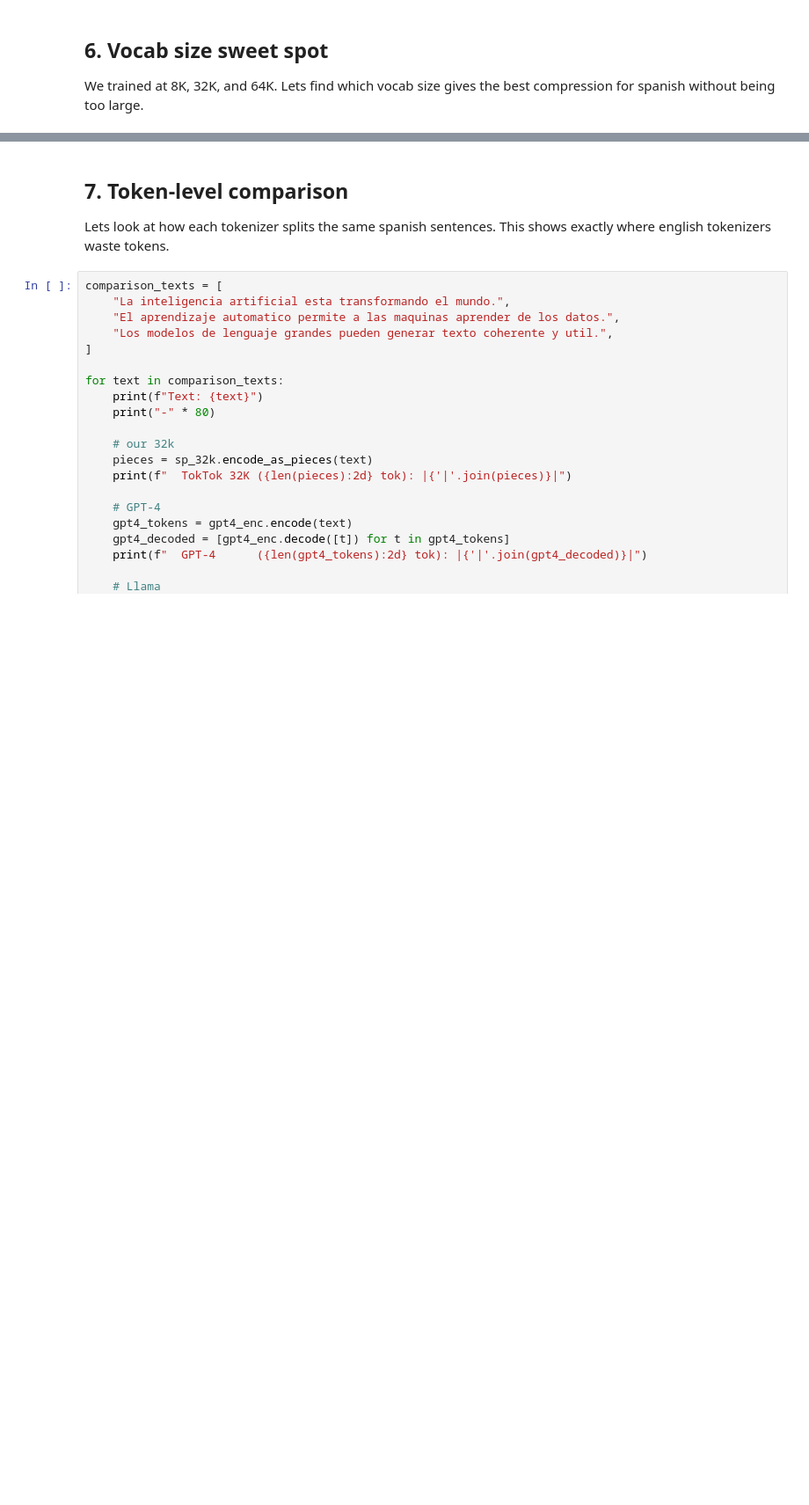
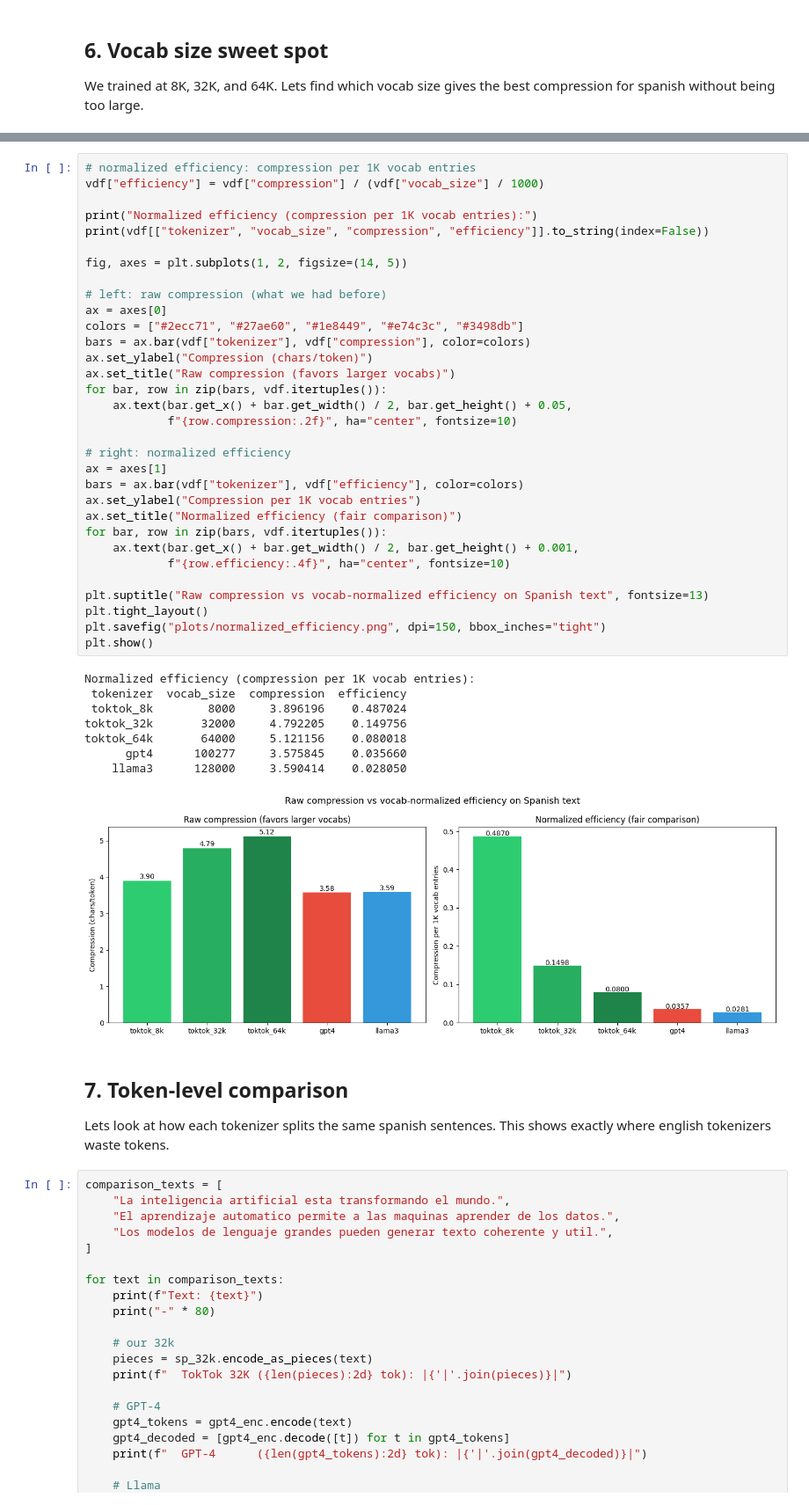
Before and after one commit to marcelo-earth/toktok, a Jupyter notebook: toktok.ipynb, the cells around one changed output, grey strips where cells are left out. Shown at 88% size. Drawn from its saved outputs; the diff is of its cells as text; blank space fills up the shorter version.

```diff
--- a/toktok.ipynb
+++ b/toktok.ipynb
@@ -239,3 +298,44 @@ plt.show()
+# %%
+# normalized efficiency: compression per 1K vocab entries
+vdf["efficiency"] = vdf["compression"] / (vdf["vocab_size"] / 1000)
+
+print("Normalized efficiency (compression per 1K vocab entries):")
+print(vdf[["tokenizer", "vocab_size", "compression", "efficiency"]].to_string(index=False))
+
+fig, axes = plt.subplots(1, 2, figsize=(14, 5))
+
+# left: raw compression (what we had before)
+ax = axes[0]
+colors = ["#2ecc71", "#27ae60", "#1e8449", "#e74c3c", "#3498db"]
+bars = ax.bar(vdf["tokenizer"], vdf["compression"], color=colors)
+ax.set_ylabel("Compression (chars/token)")
+ax.set_title("Raw compression (favors larger vocabs)")
+for bar, row in zip(bars, vdf.itertuples()):
+    ax.text(bar.get_x() + bar.get_width() / 2, bar.get_height() + 0.05,
+            f"{row.compression:.2f}", ha="center", fontsize=10)
+
+# right: normalized efficiency
+ax = axes[1]
+bars = ax.bar(vdf["tokenizer"], vdf["efficiency"], color=colors)
+ax.set_ylabel("Compression per 1K vocab entries")
+ax.set_title("Normalized efficiency (fair comparison)")
+for bar, row in zip(bars, vdf.itertuples()):
+    ax.text(bar.get_x() + bar.get_width() / 2, bar.get_height() + 0.001,
+            f"{row.efficiency:.4f}", ha="center", fontsize=10)
+
+plt.suptitle("Raw compression vs vocab-normalized efficiency on Spanish text", fontsize=13)
+plt.tight_layout()
+plt.savefig("plots/normalized_efficiency.png", dpi=150, bbox_inches="tight")
+plt.show()
+# %% [output]
+Normalized efficiency (compression per 1K vocab entries):
+ tokenizer  vocab_size  compression  efficiency
+ toktok_8k        8000     3.896196    0.487024
+toktok_32k       32000     4.792205    0.149756
+toktok_64k       64000     5.121156    0.080018
+      gpt4      100277     3.575845    0.035660
+    llama3      128000     3.590414    0.028050
+[figure, added]
 # %% [markdown]
 ## 7. Token-level comparison
 
```
Also changed, not shown: parts of 16 cells of this notebook, 5 other files.
